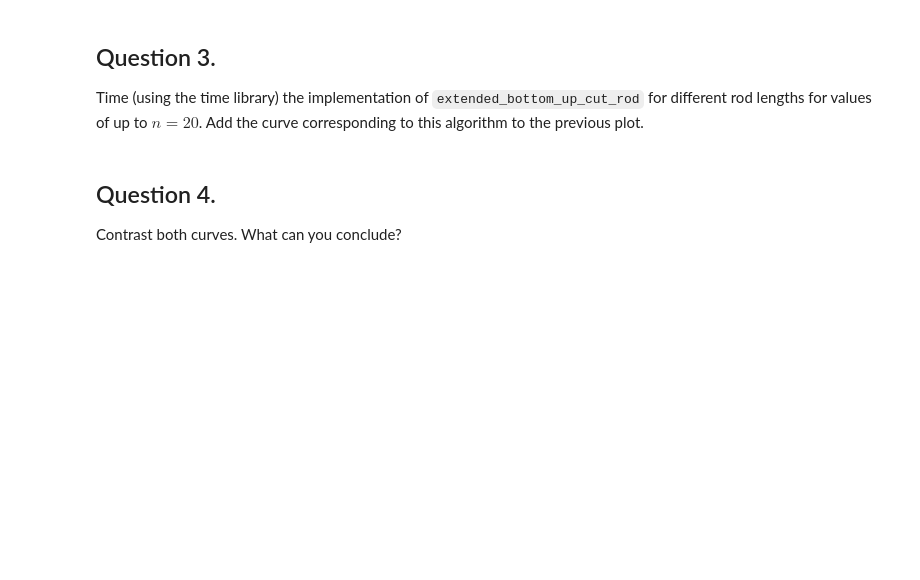
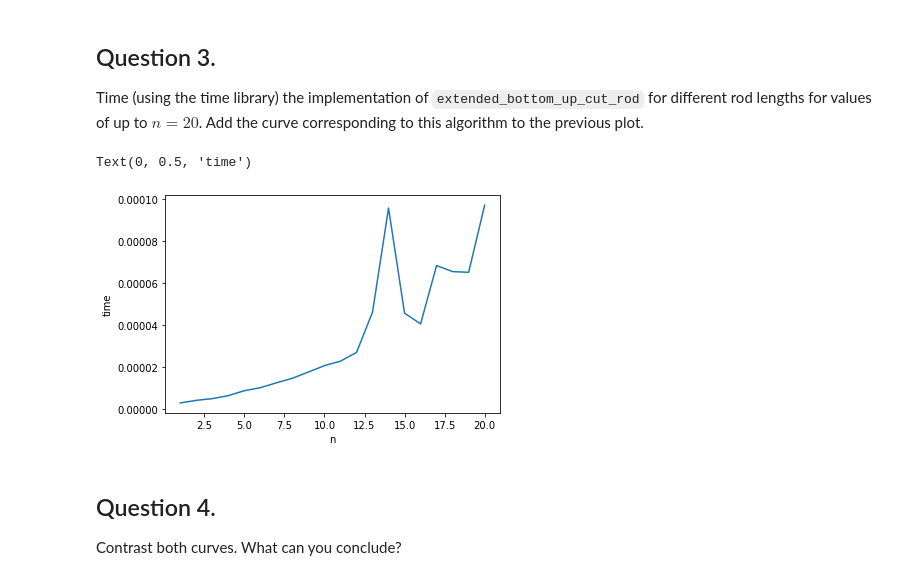
Before and after one commit to Inventrohyder/CS110, a Jupyter notebook: Pre_class_Work/cs110_pcw_11_1/cs110_pcw_11_1.ipynb, the cells around one changed output. Cells and saved outputs as stored; diff of their text form; code cells hidden in the pictures; blank space fills up the shorter version.

```diff
--- a/Pre_class_Work/cs110_pcw_11_1/cs110_pcw_11_1.ipynb
+++ b/Pre_class_Work/cs110_pcw_11_1/cs110_pcw_11_1.ipynb
@@ -188,3 +185,24 @@ raise NotImplementedError()
+# %%
+times = []
+
+iterations = 10000
+
+for n in range(1, 21):
+    current_times = []
+    for _ in range(iterations):
+        start = time.time()
+        extended_bottom_up_cut_rod(p, n)
+        current_times.append(time.time() - start)
+    times.append(np.average(current_times))
+
+%matplotlib inline
+plt.plot(list(range(1, 21)), times)
+
+plt.xlabel("n")
+plt.ylabel("time")
+# %% [output]
+Text(0, 0.5, 'time')
+[figure, added]
 # %% [markdown]
 ## Question 4.
 
```
Also changed, not shown: parts of 2 cells of this notebook.
